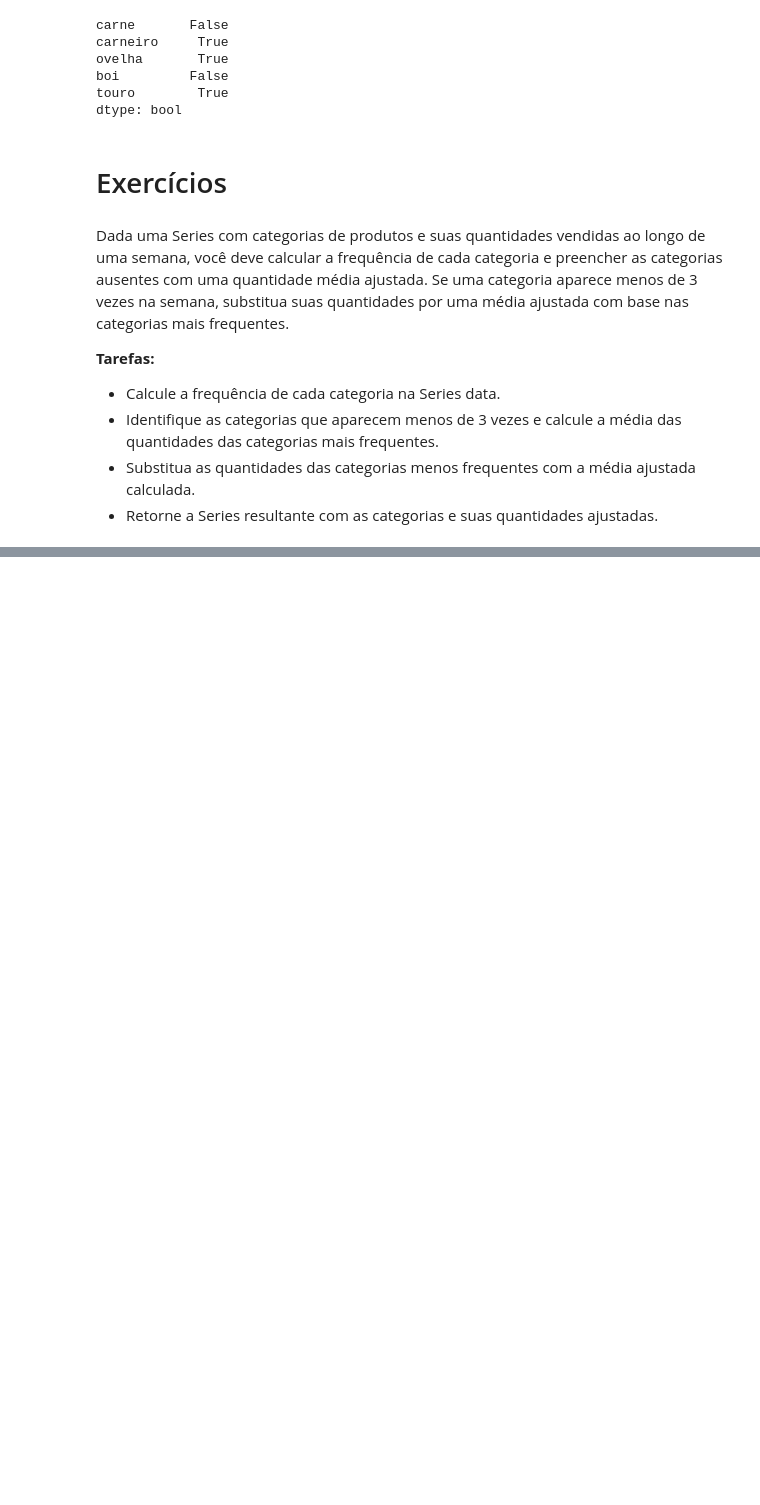
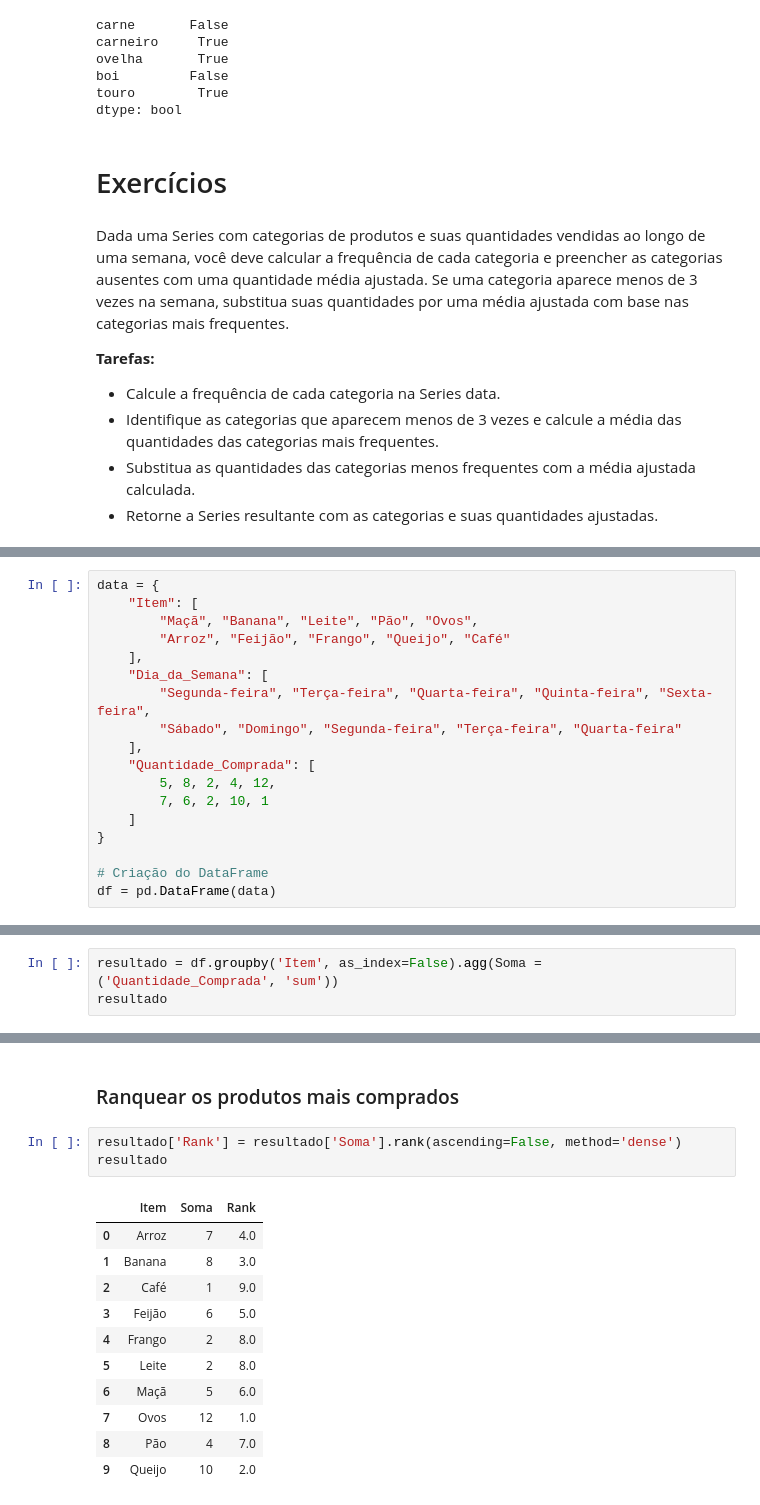
Before and after one commit to FeHowork/Growdev-Study, a Jupyter notebook: Pandas/EX 01 - SERIES.ipynb, the cells around one changed output, grey strips where cells are left out. Saved outputs shown, nothing was run; the diff lists cells and outputs as text; blank space fills up the shorter version.

```diff
--- a/Pandas/EX 01 - SERIES.ipynb
+++ b/Pandas/EX 01 - SERIES.ipynb
@@ -341,0 +295,18 @@ FileNotFoundError: [Errno 2] No such file or directory: 'A fazer\\#,Comida,Vezes
+# %%
+data = {
+    "Item": [
+        "Maçã", "Banana", "Leite", "Pão", "Ovos",
+        "Arroz", "Feijão", "Frango", "Queijo", "Café"
+    ],
+    "Dia_da_Semana": [
+        "Segunda-feira", "Terça-feira", "Quarta-feira", "Quinta-feira", "Sexta-feira",
+        "Sábado", "Domingo", "Segunda-feira", "Terça-feira", "Quarta-feira"
+    ],
+    "Quantidade_Comprada": [
+        5, 8, 2, 4, 12,
+        7, 6, 2, 10, 1
+    ]
+}
+
+# Criação do DataFrame
+df = pd.DataFrame(data)
@@ -341,0 +315,3 @@ FileNotFoundError: [Errno 2] No such file or directory: 'A fazer\\#,Comida,Vezes
+# %%
+resultado = df.groupby('Item', as_index=False).agg(Soma = ('Quantidade_Comprada', 'sum'))
+resultado
@@ -341,0 +330,17 @@ FileNotFoundError: [Errno 2] No such file or directory: 'A fazer\\#,Comida,Vezes
+# %% [markdown]
+### Ranquear os produtos mais comprados
+# %%
+resultado['Rank'] = resultado['Soma'].rank(ascending=False, method='dense')
+resultado
+# %% [output]
+|  | Item | Soma | Rank |
+| 0 | Arroz | 7 | 4.0 |
+| 1 | Banana | 8 | 3.0 |
+| 2 | Café | 1 | 9.0 |
+| 3 | Feijão | 6 | 5.0 |
+| 4 | Frango | 2 | 8.0 |
+| 5 | Leite | 2 | 8.0 |
+| 6 | Maçã | 5 | 6.0 |
+| 7 | Ovos | 12 | 1.0 |
+| 8 | Pão | 4 | 7.0 |
+| 9 | Queijo | 10 | 2.0 |
```
Also changed, not shown: parts of 15 cells of this notebook.
